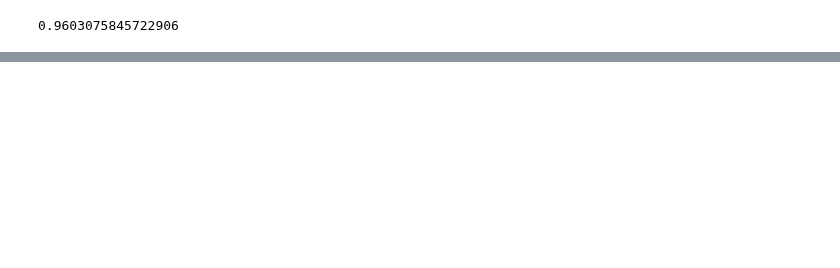
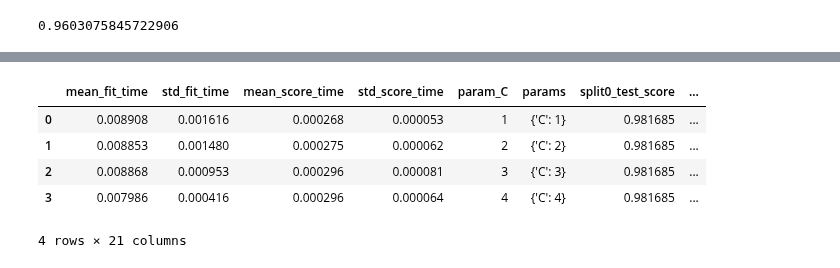
Before and after one commit to noise-lab/ml-networking, a Jupyter notebook: 1.2-Logistic Regression.ipynb, the cells around one changed output, grey strips where cells are left out. Drawn from its saved outputs; the diff is of its cells as text; code cells hidden in the pictures; blank space fills up the shorter version.

Commit message:
more enhancements to logistic regression

```diff
--- a/1.2-Logistic Regression.ipynb
+++ b/1.2-Logistic Regression.ipynb
@@ -82,7 +90,7 @@ plt.show()
 # %% [output]
 [figure]
 # %%
-regr = LogisticRegression(solver='newton-cg', C=1)
+regr = LogisticRegression(solver='lbfgs', C=1)
 regr.fit(x.reshape(-1,1),y)
 # %% [output]
 LogisticRegression(C=1, class_weight=None, dual=False, fit_intercept=True,
@@ -122,0 +148,28 @@ array([0.98168498, 0.97426471, 0.97794118, 0.94485294, 0.92279412])
+# %%
+from sklearn.model_selection import GridSearchCV
+
+k = 5
+C_range = np.arange(1,5,1)
+params = {
+    'C': C_range,
+}
+
+grid_model = GridSearchCV(estimator=regr,
+                          param_grid=params,
+                          cv=k,
+                          return_train_score=True,
+                          scoring='accuracy',
+                          iid=True
+                        )
+
+grid_model_result = grid_model.fit(x.reshape(-1,1),y)
+# %%
+cv_results = pd.DataFrame(grid_model.cv_results_)
+cv_results
+# %% [output]
+|  | mean_fit_time | std_fit_time | mean_score_time | std_score_time | param_C | params | split0_test_score | ... |
+| 0 | 0.008908 | 0.001616 | 0.000268 | 0.000053 | 1 | {'C': 1} | 0.981685 | ... |
+| 1 | 0.008853 | 0.001480 | 0.000275 | 0.000062 | 2 | {'C': 2} | 0.981685 | ... |
+| 2 | 0.008868 | 0.000953 | 0.000296 | 0.000081 | 3 | {'C': 3} | 0.981685 | ... |
+| 3 | 0.007986 | 0.000416 | 0.000296 | 0.000064 | 4 | {'C': 4} | 0.981685 | ... |
+4 rows × 21 columns
```
Also changed, not shown: parts of 10 cells of this notebook, 1 other file.
